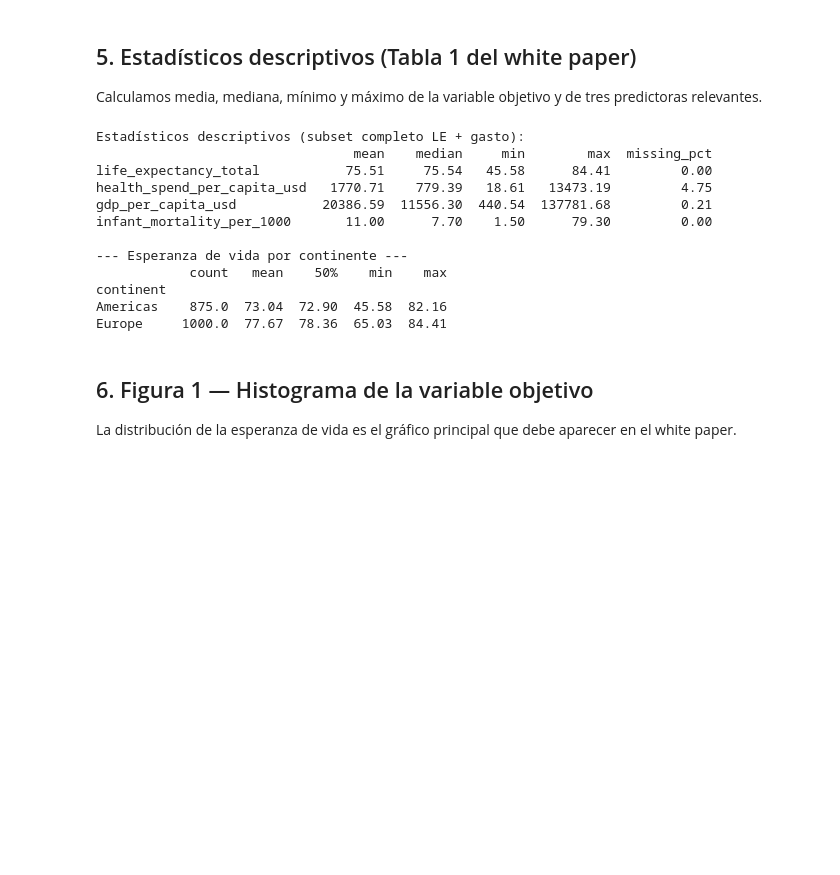
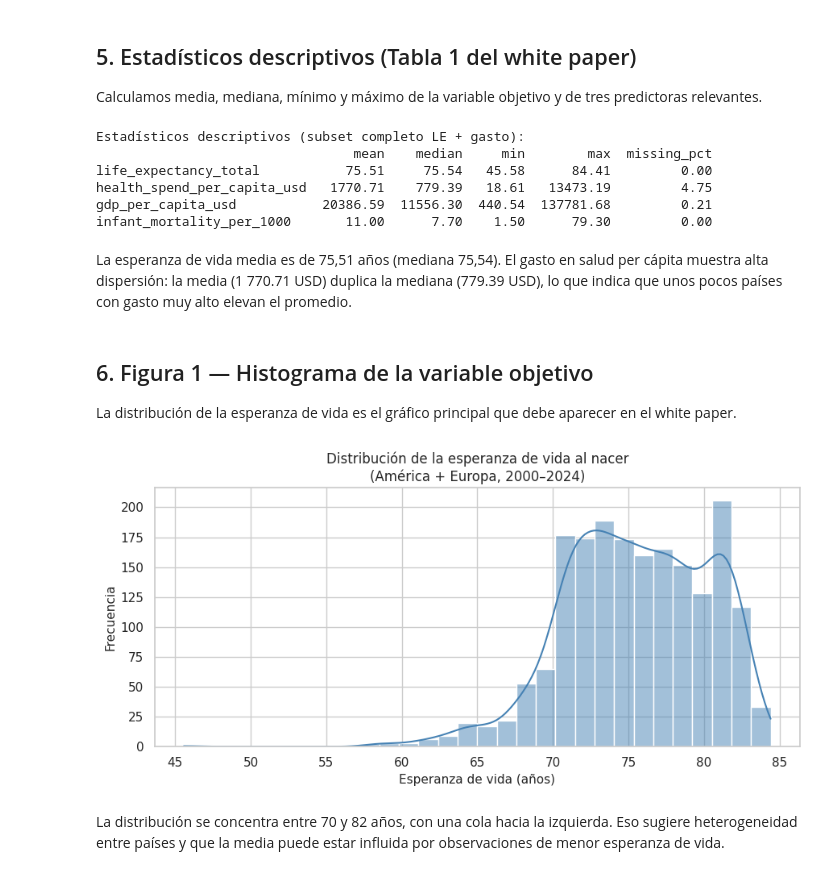
Before and after one commit to syltaer-utp/Project-S100, a Jupyter notebook: S100_Equipo2_ParteI.ipynb, the cells around one changed output. Drawn from its saved outputs; the diff is of its cells as text; code cells hidden in the pictures; blank space fills up the shorter version.

Commit message:
Se crea la figura - Se determina que es un problema de regresión y se crea un histograma

```diff
--- a/S100_Equipo2_ParteI.ipynb
+++ b/S100_Equipo2_ParteI.ipynb
@@ -158,13 +179,6 @@ desc["missing_pct"] = df_subset[desc_vars].isnull().mean() * 100
 
 print("Estadísticos descriptivos (subset completo LE + gasto):")
 print(desc.round(2).to_string())
-
-print("\n--- Esperanza de vida por continente ---")
-print(
-    df_subset.groupby("continent")["life_expectancy_total"]
-    .describe()[["count", "mean", "50%", "min", "max"]]
-    .round(2)
-)
 # %% [output]
 Estadísticos descriptivos (subset completo LE + gasto):
                                  mean    median     min        max  missing_pct
@@ -172,13 +186,29 @@ life_expectancy_total           75.51     75.54   45.58      84.41         0.00
 health_spend_per_capita_usd   1770.71    779.39   18.61   13473.19         4.75
 gdp_per_capita_usd           20386.59  11556.30  440.54  137781.68         0.21
 infant_mortality_per_1000       11.00      7.70    1.50      79.30         0.00
-
---- Esperanza de vida por continente ---
-            count   mean    50%    min    max
-continent
-Americas    875.0  73.04  72.90  45.58  82.16
-Europe     1000.0  77.67  78.36  65.03  84.41
+# %% [markdown]
+La esperanza de vida media es de 75,51 años (mediana 75,54). El gasto en salud per cápita muestra alta dispersión: la media (1 770.71 USD) duplica la mediana (779.39 USD), lo que indica que unos pocos países con gasto muy alto elevan el promedio.
 # %% [markdown]
 ## 6. Figura 1 — Histograma de la variable objetivo
 
 La distribución de la esperanza de vida es el gráfico principal que debe aparecer en el white paper.
+# %%
+fig, ax = plt.subplots()
+sns.histplot(
+    data=df_subset,
+    x="life_expectancy_total",
+    bins=30,
+    kde=True,
+    color="steelblue",
+    ax=ax
+)
+ax.set_title("Distribución de la esperanza de vida al nacer\n(América + Europa, 2000–2024)")
+ax.set_xlabel("Esperanza de vida (años)")
+ax.set_ylabel("Frecuencia")
+plt.tight_layout()
+plt.savefig("figura1_histograma_le.png", dpi=150, bbox_inches="tight")
+plt.show()
+# %% [output]
+[figure, added]
+# %% [markdown]
+La distribución se concentra entre 70 y 82 años, con una cola hacia la izquierda. Eso sugiere heterogeneidad entre países y que la media puede estar influida por observaciones de menor esperanza de vida.
```
Also changed, not shown: parts of 1 cell of this notebook.
